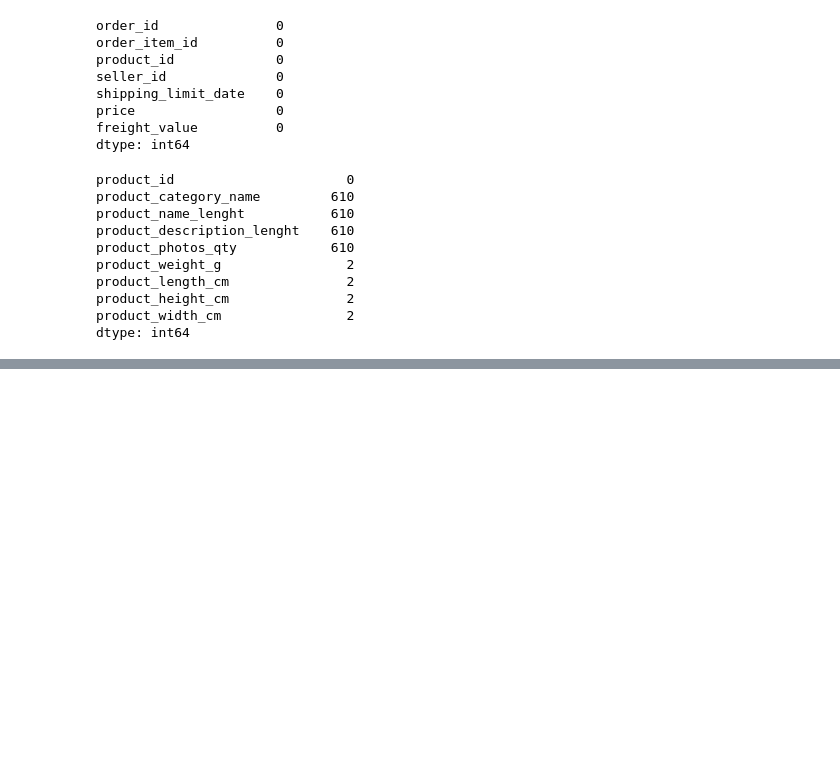
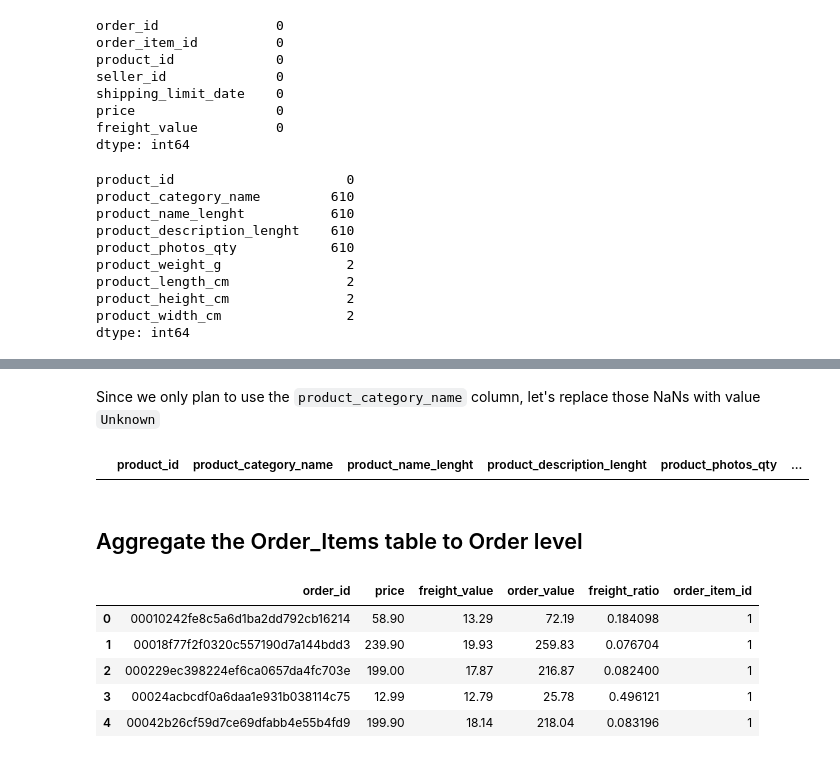
Before and after one commit to graceh3/brazilian_ecommerce, a Jupyter notebook: Customer Churn Prediction Model.ipynb, the cells around one changed output, grey strips where cells are left out. Drawn from its saved outputs; the diff is of its cells as text; code cells hidden in the pictures; blank space fills up the shorter version.

```diff
--- a/Customer Churn Prediction Model.ipynb
+++ b/Customer Churn Prediction Model.ipynb
@@ -19,6 +19,6 @@ from sklearn.linear_model import LogisticRegression
 from sklearn.model_selection import train_test_split
 sns.set(style="white")
 sns.set(style="whitegrid", color_codes=True)
-pd.set_option('display.max_rows', None)
+pd.set_option('display.max_rows', 1000)
 pd.set_option('display.max_columns', None)
 # %% [markdown]
@@ -152,3 +152,5 @@ products.query('product_category_name!=product_category_name')
 | 20686 | 28452e5e58eb9105476492224d573c43 | NaN | NaN | NaN | NaN | ... |
 | 20692 | b36f3c918c91478c4559160022d3f14e | NaN | NaN | NaN | NaN | ... |
 | 20715 | 7167af17015615b513d5b429758969a2 | NaN | NaN | NaN | NaN | ... |
+# %% [markdown]
+Since we only plan to use the `product_category_name` column, let's replace those NaNs with value `Unknown`
@@ -154,0 +159,29 @@ products.query('product_category_name!=product_category_name')
+# %%
+# we should expect to see no more results in query below
+products.query('product_category_name!=product_category_name')
+# %% [output]
+|  | product_id | product_category_name | product_name_lenght | product_description_lenght | product_photos_qty | ... |
+# %% [markdown]
+## Aggregate the Order_Items table to Order level
+# %%
+# create new dataframe at order level with total price and freight_value
+order_totalvalues=orderitems[['order_id', 'price','freight_value']].groupby('order_id').sum().reset_index()
+order_numitems=orderitems[['order_id','order_item_id']].groupby('order_id').count().reset_index()
+# %%
+# create a new column called order_value = price + freight_value
+order_totalvalues['order_value']=order_totalvalues['price']+order_totalvalues['freight_value']
+
+# create a new column that is the ratio of freight_value to order_value (freight_value/order_value)
+order_totalvalues['freight_ratio']= order_totalvalues['freight_value']/order_totalvalues['order_value']
+# %%
+# merge order_totalvalues and order_numitems
+orderdetails=pd.merge(order_totalvalues, order_numitems, on='order_id', how='inner')
+# %%
+orderdetails.head()
+# %% [output]
+|  | order_id | price | freight_value | order_value | freight_ratio | order_item_id |
+| 0 | 00010242fe8c5a6d1ba2dd792cb16214 | 58.90 | 13.29 | 72.19 | 0.184098 | 1 |
+| 1 | 00018f77f2f0320c557190d7a144bdd3 | 239.90 | 19.93 | 259.83 | 0.076704 | 1 |
+| 2 | 000229ec398224ef6ca0657da4fc703e | 199.00 | 17.87 | 216.87 | 0.082400 | 1 |
+| 3 | 00024acbcdf0a6daa1e931b038114c75 | 12.99 | 12.79 | 25.78 | 0.496121 | 1 |
+| 4 | 00042b26cf59d7ce69dfabb4e55b4fd9 | 199.90 | 18.14 | 218.04 | 0.083196 | 1 |
```
Also changed, not shown: parts of 17 cells of this notebook.
